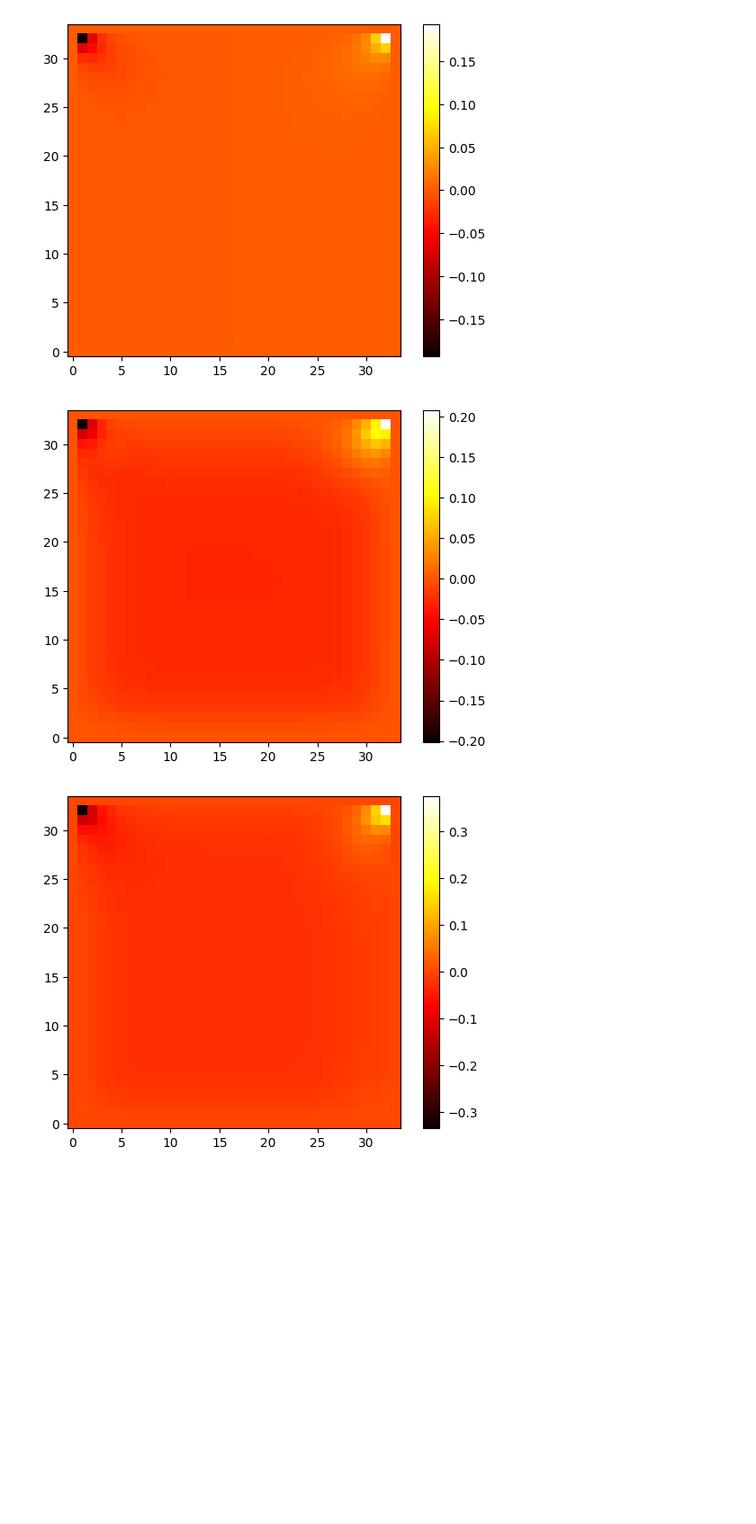
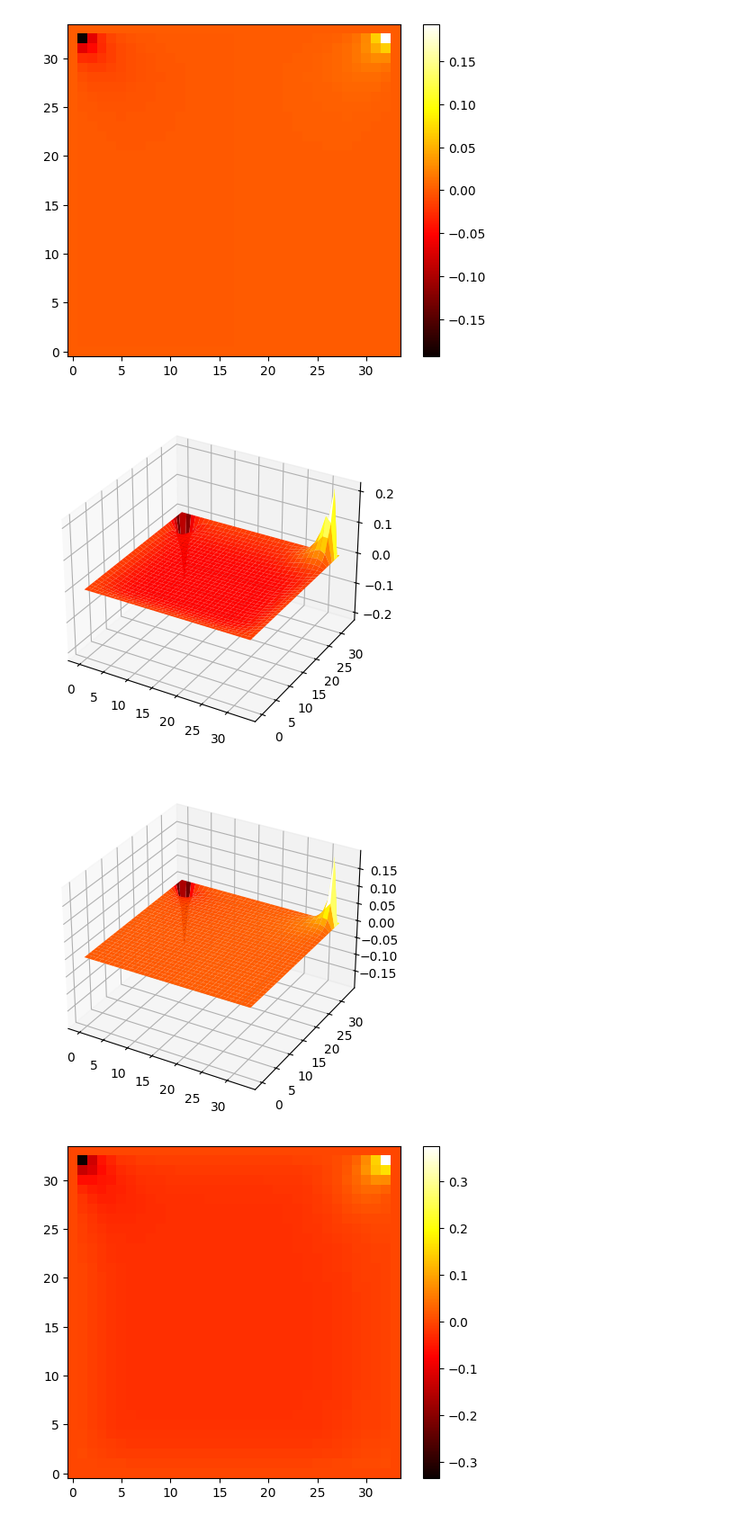
Before and after one commit to glaand/bachelor-thesis, a Jupyter notebook: ml/ml_analysis.ipynb, the cells around one changed output. Shown at 90% size. Drawn from its saved outputs; the diff is of its cells as text; code cells hidden in the pictures; blank space fills up the shorter version.

```diff
--- a/ml/ml_analysis.ipynb
+++ b/ml/ml_analysis.ipynb
@@ -86,16 +123,26 @@ plt.colorbar()
 plt.show()
 # %% [output]
 [figure]
-# %%
-e_data = np.loadtxt("test.dat")
-# plot e_data as heatmap
-plt.imshow(e_data, cmap='hot', interpolation='nearest')
-# invert the y-axis
-plt.gca().invert_yaxis()
-plt.colorbar()
-plt.show()
-# %% [output]
-[figure, removed]
+# %%
+e_data = np.loadtxt("test.dat")
+e_data2 = np.loadtxt("test2.dat")
+
+# plot in 3D
+from mpl_toolkits.mplot3d import Axes3D
+fig = plt.figure()
+ax = fig.add_subplot(111, projection='3d')
+x = np.arange(0, e_data.shape[0], 1)
+y = np.arange(0, e_data.shape[1], 1)
+x, y = np.meshgrid(x, y)
+ax.plot_surface(x, y, e_data, cmap='hot')
+plt.show()
+fig = plt.figure()
+ax = fig.add_subplot(111, projection='3d')
+ax.plot_surface(x, y, e_data2, cmap='hot')
+plt.show()
+# %% [output]
+[figure, added]
+[figure, added]
 # %%
 import torch
 
```
Also changed, not shown: parts of 7 cells of this notebook, 18 other files.
